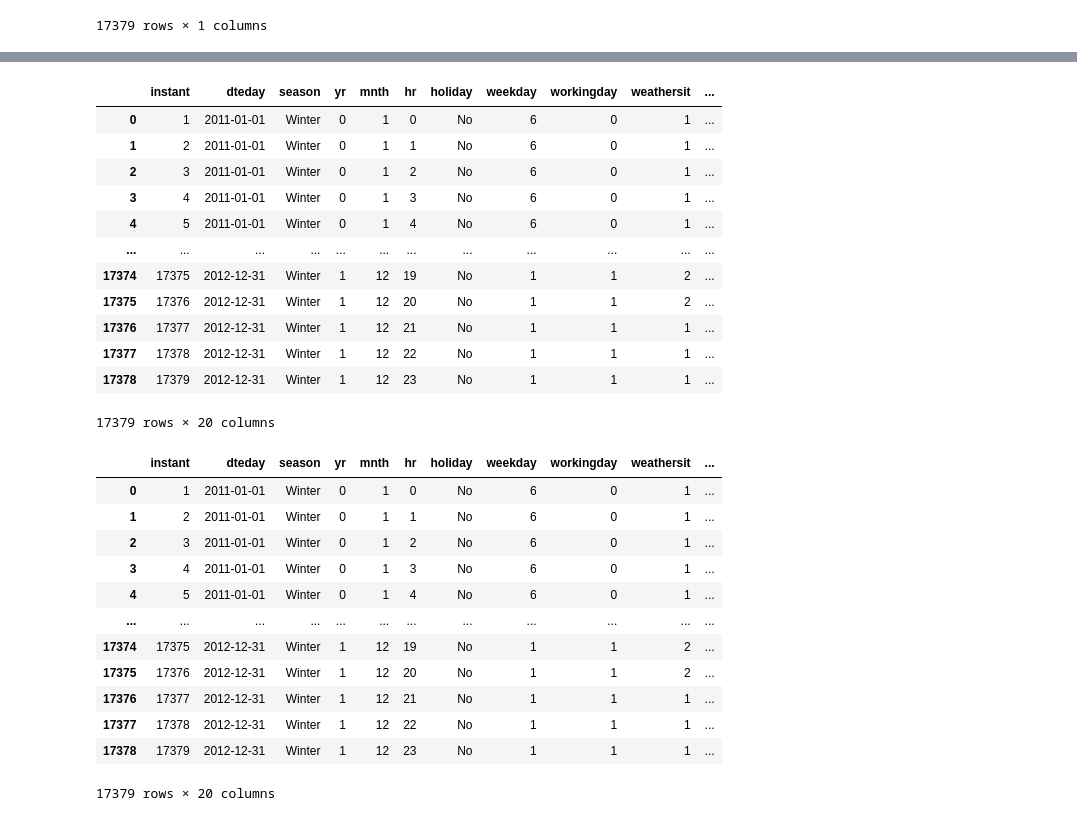
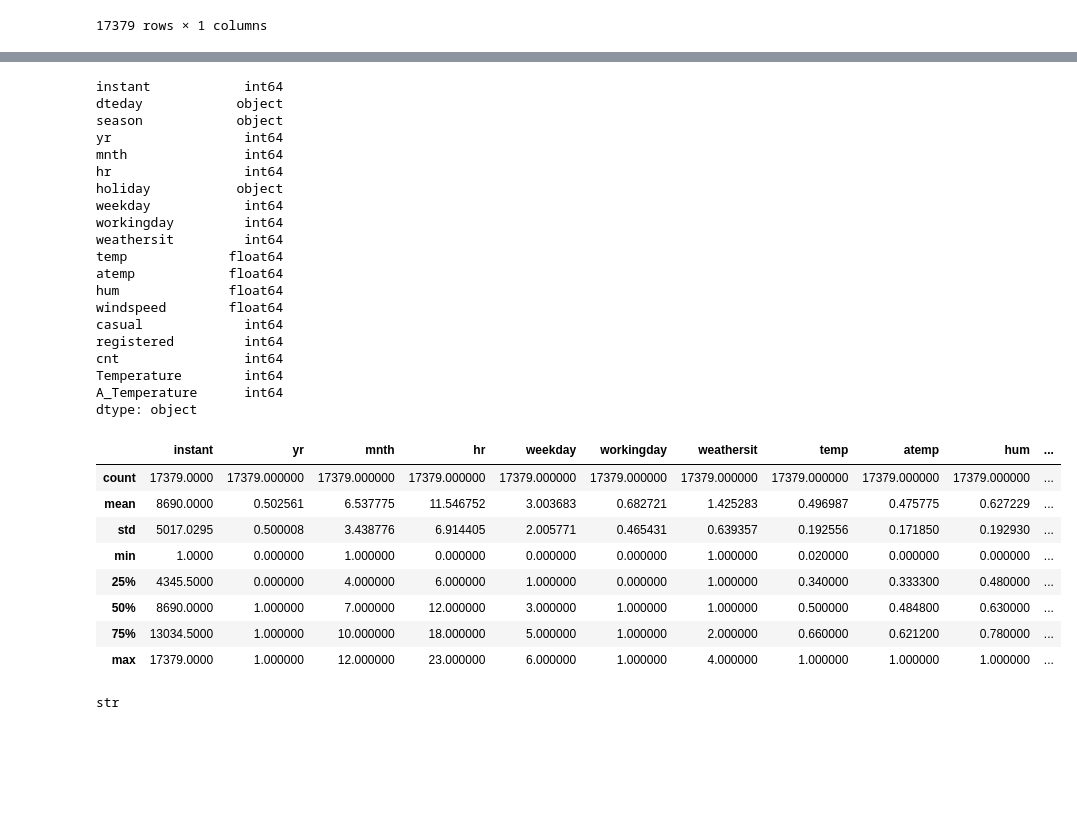
Before and after one commit to movifu1982/Bike-project, a Jupyter notebook: bike 1.ipynb, the cells around one changed output, grey strips where cells are left out. Cells and saved outputs as stored; diff of their text form; code cells hidden in the pictures; blank space fills up the shorter version.

```diff
--- a/bike 1.ipynb
+++ b/bike 1.ipynb
@@ -178,7 +179,7 @@ bike_hour
 bike_hour.loc[bike_hour['season'] == 1, 'season'] = 'Winter'
 bike_hour.loc[bike_hour['season'] == 2, 'season'] = 'Spring'
 bike_hour.loc[bike_hour['season'] == 3, 'season'] = 'Summer'
-bike_hour.loc[bike_hour['season'] == 4, 'season'] = 'Fall'
+bike_hour.loc[bike_hour['season'] == 4, 'season'] = 'Autumn'
 # %%
 bike_hour
 # %% [output]
@@ -296,7 +297,7 @@ Name: temp, Length: 17379, dtype: int64
 
 
 
-mod_atemp = np.ceil(new_atemp*66 - 8).astype(int)
+mod_atemp = np.ceil(new_atemp*66 - 16).astype(int)
 
 mod_atemp
 # %% [output]
@@ -401,21 +402,28 @@ new_Acorr
 17379 rows × 1 columns
 # %%
 
-bike_hour
+bike_hour.dtypes
 # %% [output]
-|  | instant | dteday | season | yr | mnth | hr | holiday | weekday | workingday | weathersit | ... |
-| 0 | 1 | 2011-01-01 | Winter | 0 | 1 | 0 | No | 6 | 0 | 1 | ... |
-| 1 | 2 | 2011-01-01 | Winter | 0 | 1 | 1 | No | 6 | 0 | 1 | ... |
-| 2 | 3 | 2011-01-01 | Winter | 0 | 1 | 2 | No | 6 | 0 | 1 | ... |
-| 3 | 4 | 2011-01-01 | Winter | 0 | 1 | 3 | No | 6 | 0 | 1 | ... |
-| 4 | 5 | 2011-01-01 | Winter | 0 | 1 | 4 | No | 6 | 0 | 1 | ... |
-| ... | ... | ... | ... | ... | ... | ... | ... | ... | ... | ... | ... |
-| 17374 | 17375 | 2012-12-31 | Winter | 1 | 12 | 19 | No | 1 | 1 | 2 | ... |
-| 17375 | 17376 | 2012-12-31 | Winter | 1 | 12 | 20 | No | 1 | 1 | 2 | ... |
-| 17376 | 17377 | 2012-12-31 | Winter | 1 | 12 | 21 | No | 1 | 1 | 1 | ... |
-| 17377 | 17378 | 2012-12-31 | Winter | 1 | 12 | 22 | No | 1 | 1 | 1 | ... |
-| 17378 | 17379 | 2012-12-31 | Winter | 1 | 12 | 23 | No | 1 | 1 | 1 | ... |
-17379 rows × 20 columns
+instant            int64
+dteday            object
+season            object
+yr                 int64
+mnth               int64
+hr                 int64
+holiday           object
+weekday            int64
+workingday         int64
+weathersit         int64
+temp             float64
+atemp            float64
+hum              float64
+windspeed        float64
+casual             int64
+registered         int64
+cnt                int64
+Temperature        int64
+A_Temperature      int64
+dtype: object
 # %%
 # atemp, the same but with the specific numbers.
 #atemp: Normalized feeling temperature in Celsius. The values are derived via (t-t_min)/(t_max-t_min), t_min=-16, t_max=+50 (only in hourly scale)
@@ -429,18 +437,14 @@ if value <= 30 else 'very hot')
 bike_hour['weather_label'] = pd.Categorical(bike_hour['weather_label'],
 categories=['cold', 'warm', 'hot', 'very hot'])
 # %%
-bike_hour
+bike_hour.describe()
 # %% [output]
-|  | instant | dteday | season | yr | mnth | hr | holiday | weekday | workingday | weathersit | ... |
-| 0 | 1 | 2011-01-01 | Winter | 0 | 1 | 0 | No | 6 | 0 | 1 | ... |
-| 1 | 2 | 2011-01-01 | Winter | 0 | 1 | 1 | No | 6 | 0 | 1 | ... |
-| 2 | 3 | 2011-01-01 | Winter | 0 | 1 | 2 | No | 6 | 0 | 1 | ... |
-| 3 | 4 | 2011-01-01 | Winter | 0 | 1 | 3 | No | 6 | 0 | 1 | ... |
-| 4 | 5 | 2011-01-01 | Winter | 0 | 1 | 4 | No | 6 | 0 | 1 | ... |
-| ... | ... | ... | ... | ... | ... | ... | ... | ... | ... | ... | ... |
-| 17374 | 17375 | 2012-12-31 | Winter | 1 | 12 | 19 | No | 1 | 1 | 2 | ... |
-| 17375 | 17376 | 2012-12-31 | Winter | 1 | 12 | 20 | No | 1 | 1 | 2 | ... |
-| 17376 | 17377 | 2012-12-31 | Winter | 1 | 12 | 21 | No | 1 | 1 | 1 | ... |
-| 17377 | 17378 | 2012-12-31 | Winter | 1 | 12 | 22 | No | 1 | 1 | 1 | ... |
-| 17378 | 17379 | 2012-12-31 | Winter | 1 | 12 | 23 | No | 1 | 1 | 1 | ... |
+|  | instant | yr | mnth | hr | weekday | workingday | weathersit | temp | atemp | hum | ... |
+| count | 17379.0000 | 17379.000000 | 17379.000000 | 17379.000000 | 17379.000000 | 17379.000000 | 17379.000000 | 17379.000000 | 17379.000000 | 17379.000000 | ... |
+| mean | 8690.0000 | 0.502561 | 6.537775 | 11.546752 | 3.003683 | 0.682721 | 1.425283 | 0.496987 | 0.475775 | 0.627229 | ... |
+| std | 5017.0295 | 0.500008 | 3.438776 | 6.914405 | 2.005771 | 0.465431 | 0.639357 | 0.192556 | 0.171850 | 0.192930 | ... |
+| min | 1.0000 | 0.000000 | 1.000000 | 0.000000 | 0.000000 | 0.000000 | 1.000000 | 0.020000 | 0.000000 | 0.000000 | ... |
+| 25% | 4345.5000 | 0.000000 | 4.000000 | 6.000000 | 1.000000 | 0.000000 | 1.000000 | 0.340000 | 0.333300 | 0.480000 | ... |
+| 50% | 8690.0000 | 1.000000 | 7.000000 | 12.000000 | 3.000000 | 1.000000 | 1.000000 | 0.500000 | 0.484800 | 0.630000 | ... |
+| 75% | 13034.5000 | 1.000000 | 10.000000 | 18.000000 | 5.000000 | 1.000000 | 2.000000 | 0.660000 | 0.621200 | 0.780000 | ... |
+| max | 17379.0000 | 1.000000 | 12.000000 | 23.000000 | 6.000000 | 1.000000 | 4.000000 | 1.000000 | 1.000000 | 1.000000 | ... |
-17379 rows × 20 columns
@@ -448,0 +451,7 @@ bike_hour
+# %%
+from calendar import weekday
+
+
+type("season")
+# %% [output]
+str
```
Also changed, not shown: parts of 19 cells of this notebook.
